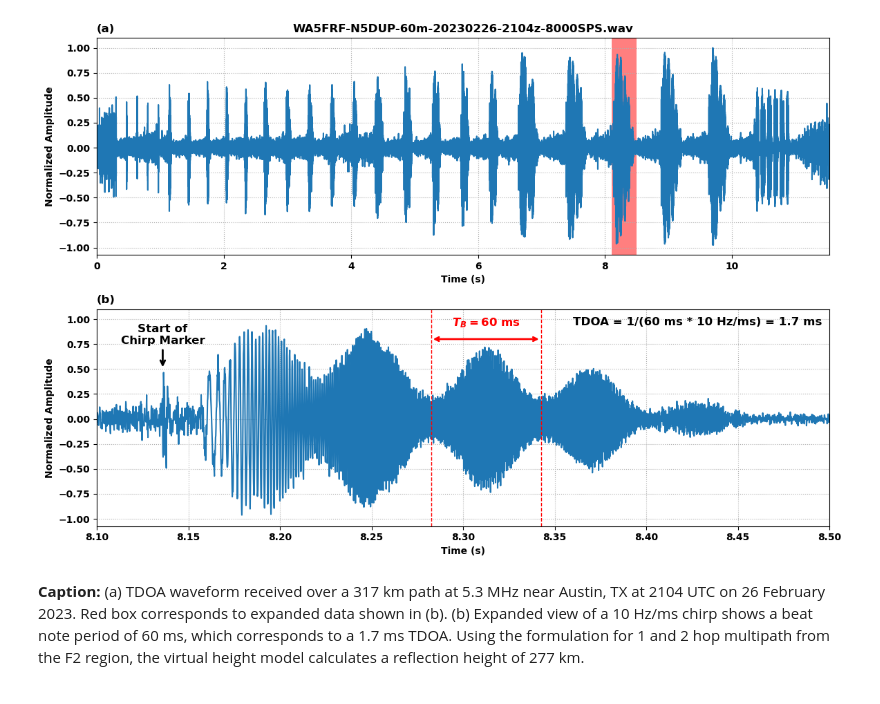
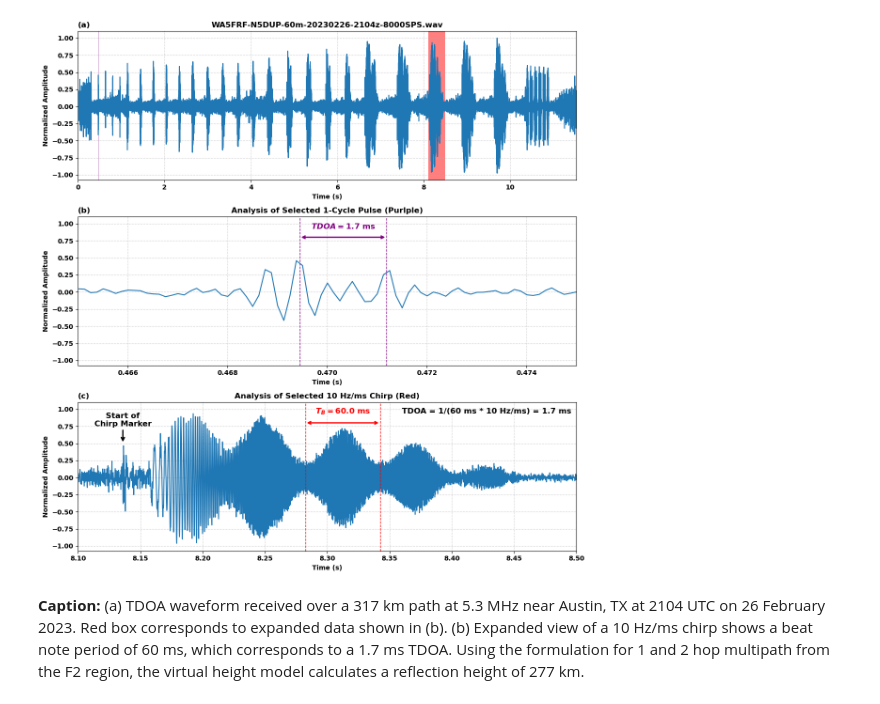
Before and after one commit to HamSCI/HF-TDOA-Frontiers-2025, a Jupyter notebook: fig_05/fig_05.ipynb, the cells around one changed output. Cells and saved outputs as stored; diff of their text form; code cells hidden in the pictures.

Commit message:
Revised Figure 5

```diff
--- a/fig_05/fig_05.ipynb
+++ b/fig_05/fig_05.ipynb
@@ -16,7 +37,10 @@ plt.rcParams['grid.linestyle'] = ':'
 fname = 'WA5FRF-N5DUP-60m-20230226-2104z-8000SPS.wav'
 file_path = os.path.join('wav',fname)
 
-xlim = (8.1, 8.5)
+cycle_xlim, cycle_loc = (0.4650, 0.4750), (0.46945, 0.47119)
+# cycle_xlim, cycle_loc = (0.634, 0.639), (0.6361, 0.6379)
+
+chirp_xlim = (8.1, 8.5)
 
 sample_rate, data = wavfile.read(file_path)
 data = data / np.max(np.abs(data))  # Normalize the data to -1 to 1
@@ -24,7 +48,7 @@ data = data / np.max(np.abs(data))  # Normalize the data to -1 to 1
 duration = len(data) / sample_rate
 time = np.linspace(0, duration, num=len(data))
 
-nrows = 2
+nrows = 3
 fig = plt.figure(figsize=(12, 4*nrows))
 pinx = 0
 
@@ -35,61 +59,54 @@ ax.plot(time, data)
 ax.set_title(f'({letters[pinx-1]})',loc='left')
 ax.set_title(fname)
 ax.set_ylabel("Normalized Amplitude")
-ax.axvspan(8.1, 8.5, facecolor='red', alpha=0.5, label='Signal of Interest')
+ax.axvspan(cycle_xlim[0], cycle_xlim[1], facecolor='purple', alpha=0.5, label='Selected Single Cycle')
+ax.axvspan(chirp_xlim[0], chirp_xlim[1], facecolor='red', alpha=0.5, label='Selected Chirp')
 ax.set_xlabel("Time (s)")
 
 ########################################
 pinx += 1
 ax = fig.add_subplot(nrows, 1, pinx)
 ax.plot(time, data)
 ax.set_title(f'({letters[pinx-1]})',loc='left')
+ax.set_title('Analysis of Selected 1-Cycle Pulse (Purlple)')
 ax.set_ylabel("Normalized Amplitude")
-ax.set_xlim(xlim)
+ax.set_xlim(cycle_xlim)
+ax.set_xlabel("Time (s)")
+
+annotate_duration(ax,cycle_loc[0],cycle_loc[1],label='TDOA',color='purple')
+
+########################################
+pinx += 1
+ax = fig.add_subplot(nrows, 1, pinx)
+ax.plot(time, data)
+ax.set_title(f'({letters[pinx-1]})',loc='left')
+ax.set_title('Analysis of Selected 10 Hz/ms Chirp (Red)')
+ax.set_ylabel("Normalized Amplitude")
+ax.set_xlim(chirp_xlim)
 ax.set_xlabel("Time (s)")
 
 xmark = 8.136
 ax.annotate(
     'Start of\nChirp Marker',
     xy=(xmark, 0.5),           # Point to annotate (x, y in data coordinates)
     xytext=(xmark, 0.75),     # Position of the text
     arrowprops=dict(facecolor='black', arrowstyle='->',linewidth=2),
     fontsize=12,
     color='black',
     ha='center'
 )
 
-beat_color = 'red'
 xx_0 = 8.2825
 xx_1 = 8.3425
-T_B  = xx_1 - xx_0
-ax.axvline(xx_0, color=beat_color, linestyle='--', linewidth=1)
-ax.axvline(xx_1, color=beat_color, linestyle='--', linewidth=1)
-
-yy_0 = 0.80
-ax.annotate(
-    '',  # No text
-    xy=(xx_1, yy_0),    # End of arrow (x, y)
-    xytext=(xx_0, yy_0),# Start of arrow (x, y)
-    arrowprops=dict(
-        arrowstyle='<->',
-        color=beat_color,
-        linewidth=2
-    ),
-    annotation_clip=False
-)
-ax.text(
-    (xx_0 + xx_1) / 2, yy_0+0.1,  # Position above the arrow
-    f'$T_B = {T_B*1e3:.0f}$ ms',
-    ha='center', va='bottom', color=beat_color, fontsize=12
-)
+annotate_duration(ax,xx_0,xx_1)
 
 txt = 'TDOA = 1/(60 ms * 10 Hz/ms) = 1.7 ms'
 ax.text(0.65,0.925,txt,transform=ax.transAxes,fontsize=12)
 
 fig.tight_layout()
 fig.show()
 fig.savefig('fig_05.jpg',dpi=300,bbox_inches='tight')
 # %% [output]
-[figure, old version]
+[figure, new version]
 # %% [markdown]
 **Caption:** (a) TDOA waveform received over a 317 km path at 5.3 MHz near Austin, TX at 2104 UTC on 26 February 2023. Red box corresponds to expanded data shown in (b). (b) Expanded view of a 10 Hz/ms chirp shows a beat note period of 60 ms, which  corresponds to a 1.7 ms TDOA. Using the formulation for 1 and 2 hop multipath from the F2 region, the virtual height model calculates a reflection height of 277 km.
```
Also changed, not shown: parts of 1 cell of this notebook, 1 other file.
